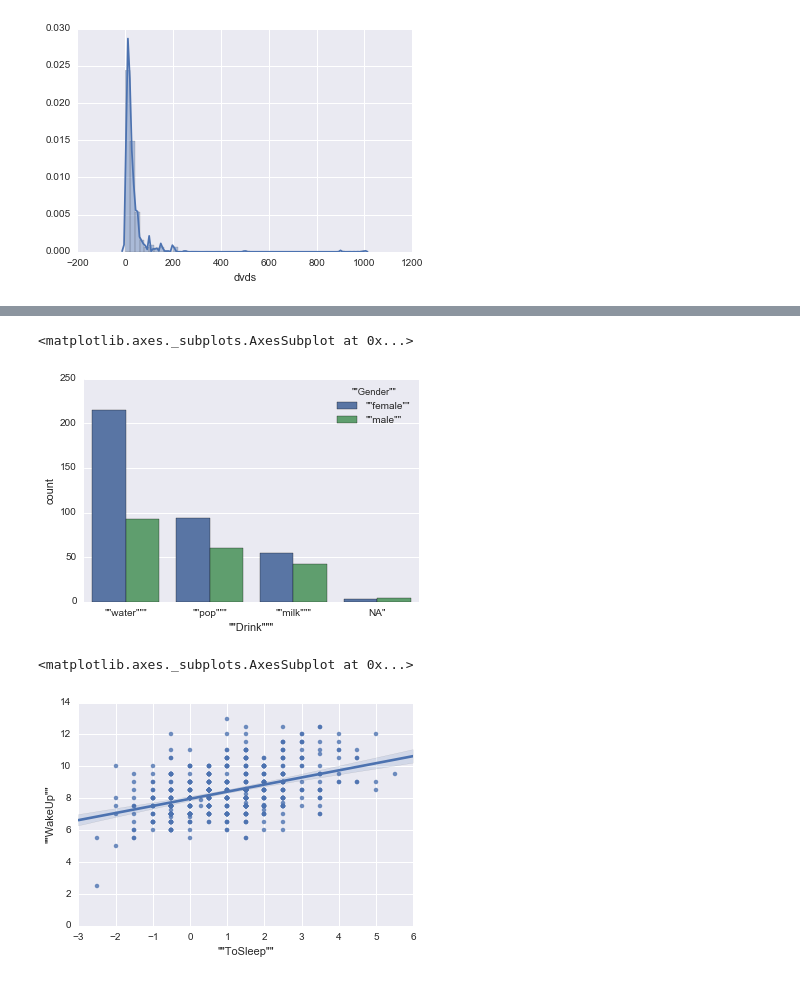
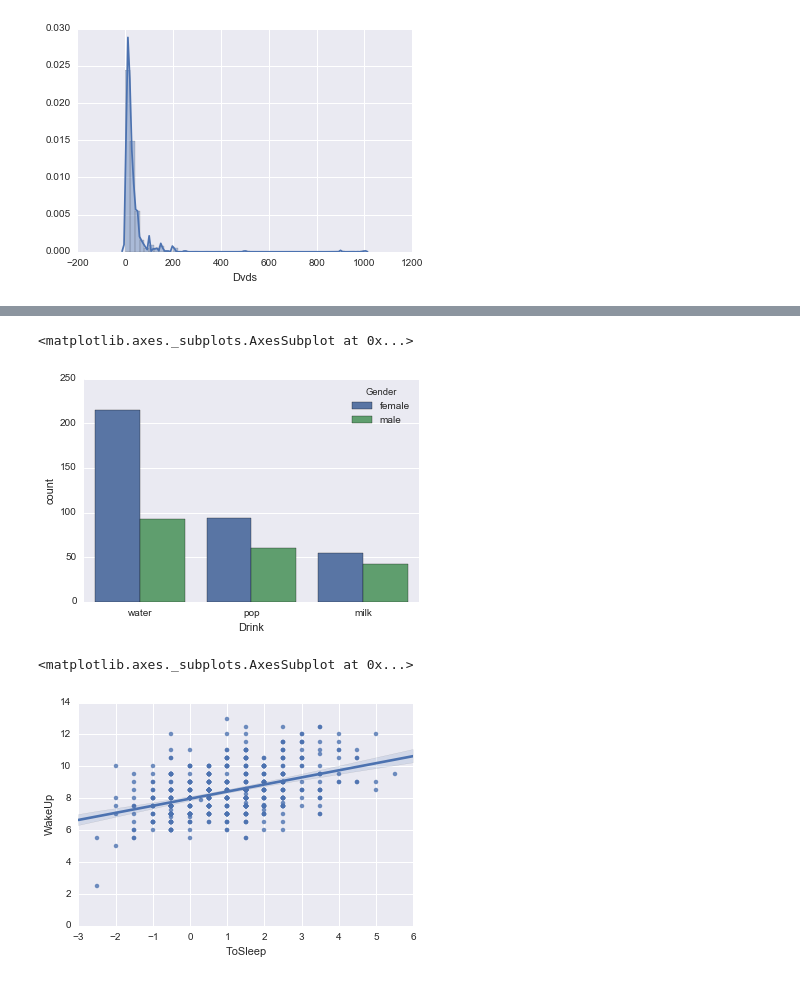
Before and after one commit to mghodges/HW1, a Jupyter notebook: HW1 Solutions.ipynb, the cells around one changed output, grey strips where cells are left out. Drawn from its saved outputs; the diff is of its cells as text; code cells hidden in the pictures.

```diff
--- a/HW1 Solutions.ipynb
+++ b/HW1 Solutions.ipynb
@@ -9,19 +9,18 @@ Derive the maximum likelihood estimate for λ from first principles
 # %%
 # Problem 3
 # %%
-# Problem 4
 import pandas as pd
 import numpy as np
 import matplotlib.pyplot as plt
 import seaborn as sns
 %matplotlib inline
+student_data = pd.read_csv("studentdata.csv", sep=' ', quoting = 1)
 
-student_data = pd.read_csv("studentdata.csv", sep=' ', quoting = 3)
+#print(student_data.shape)
+student_data = student_data.dropna()
+student_data.head()
 
-# print(student_data.shape)
-student_data = student_data.dropna()
-# student_data.head()
-shoes = student_data['""Shoes""'].tolist()
+shoes = student_data['Shoes'].tolist()
 sns.distplot(shoes,bins=20,axlabel = "Shoes")
 # %% [output]
 <matplotlib.axes._subplots.AxesSubplot at 0x...>
@@ -63,15 +52,15 @@ Name: ""Haircut"", dtype: float64
 # %%
 # D)
-Drink  = student_data['""Drink"""'].tolist()
-sns.countplot(x = '""Drink"""', hue = '""Gender""', data = student_data)
+Drink  = student_data['Drink'].tolist()
+sns.countplot(x = 'Drink', hue = 'Gender', data = student_data)
 # %% [output]
 <matplotlib.axes._subplots.AxesSubplot at 0x...>
-[figure, old version]
+[figure, new version]
 # %%
 # E)
-sns.regplot(x = '""ToSleep""', y='""WakeUp""', data = student_data)
+sns.regplot(x = 'ToSleep', y='WakeUp', data = student_data)
 # There is a positive correlation between to sleep and wakeup showing that
 # the later you go to bed the later you wake up
 # %% [output]
 <matplotlib.axes._subplots.AxesSubplot at 0x...>
-[figure, old version]
+[figure, new version]
```
Also changed, not shown: parts of 4 cells of this notebook.
